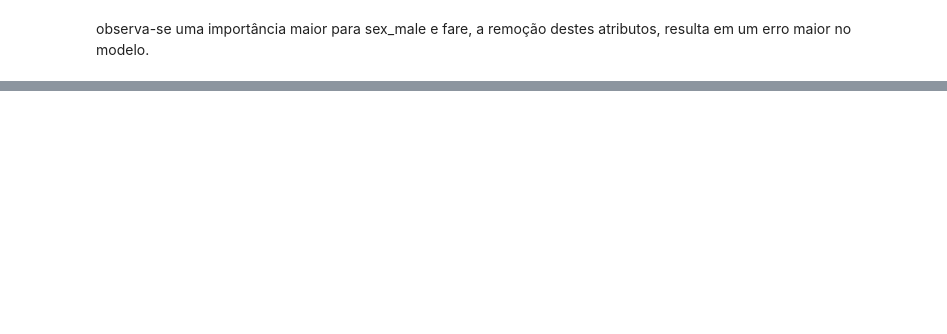
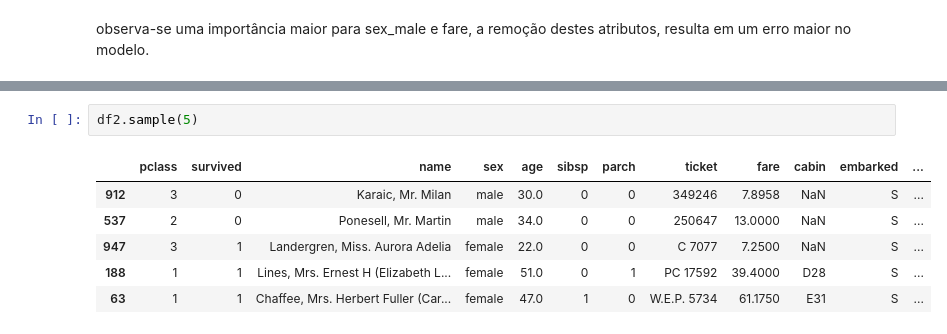
Before and after one commit to 6abi/Machine-Learning-Guia-O-Reilly, a Jupyter notebook: ml_pocket_reference-master/ch08/ch08.ipynb, the cells around one changed output, grey strips where cells are left out. Drawn from its saved outputs; the diff is of its cells as text; blank space fills up the shorter version.

```diff
--- a/ml_pocket_reference-master/ch08/ch08.ipynb
+++ b/ml_pocket_reference-master/ch08/ch08.ipynb
@@ -298,0 +352,9 @@ observa-se uma importância maior para sex_male e fare, a remoção destes atrib
+# %%
+df2.sample(5)
+# %% [output]
+|  | pclass | survived | name | sex | age | sibsp | parch | ticket | fare | cabin | embarked | ... |
+| 912 | 3 | 0 | Karaic, Mr. Milan | male | 30.0 | 0 | 0 | 349246 | 7.8958 | NaN | S | ... |
+| 537 | 2 | 0 | Ponesell, Mr. Martin | male | 34.0 | 0 | 0 | 250647 | 13.0000 | NaN | S | ... |
+| 947 | 3 | 1 | Landergren, Miss. Aurora Adelia | female | 22.0 | 0 | 0 | C 7077 | 7.2500 | NaN | S | ... |
+| 188 | 1 | 1 | Lines, Mrs. Ernest H (Elizabeth L... | female | 51.0 | 0 | 1 | PC 17592 | 39.4000 | D28 | S | ... |
+| 63 | 1 | 1 | Chaffee, Mrs. Herbert Fuller (Car... | female | 47.0 | 1 | 0 | W.E.P. 5734 | 61.1750 | E31 | S | ... |
```
Also changed, not shown: parts of 12 cells of this notebook, 3 other files.
